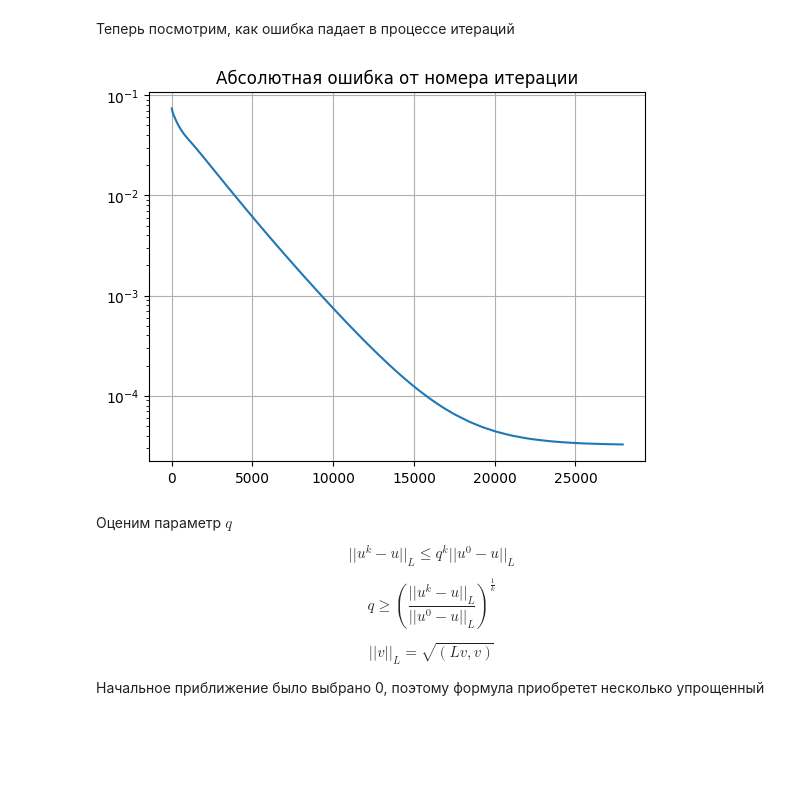
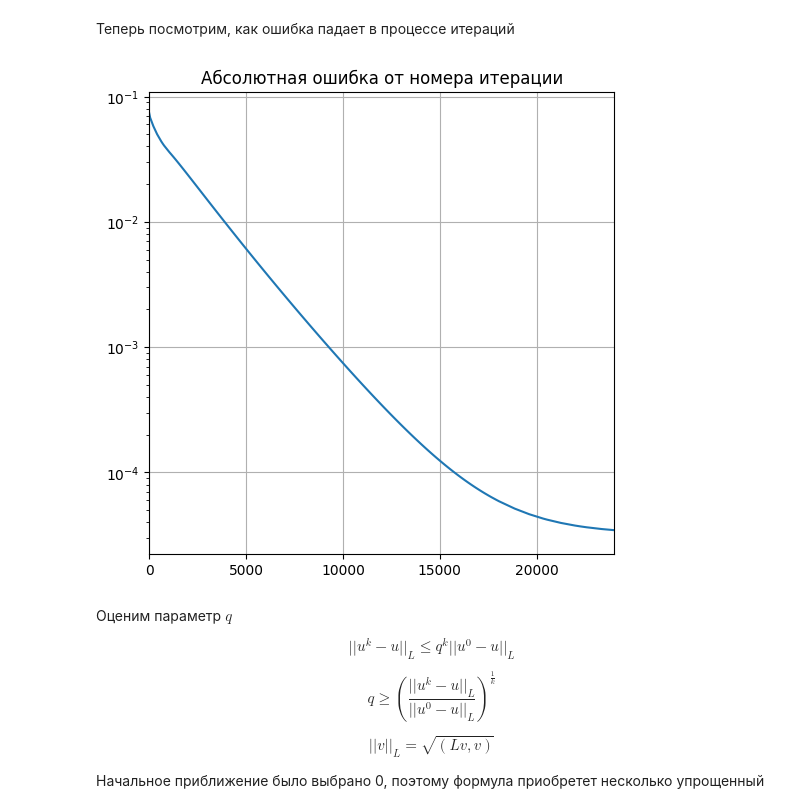
Before and after one commit to Xopppek/num_methods_sem7, a Jupyter notebook: lab2/lab2.ipynb, the cells around one changed output. Saved outputs shown, nothing was run; the diff lists cells and outputs as text; code cells hidden in the pictures; blank space fills up the shorter version.

Commit message:
added some fixes to graphics

```diff
--- a/lab2/lab2.ipynb
+++ b/lab2/lab2.ipynb
@@ -169,12 +169,14 @@ while np.abs((r**2).sum() > epsilon):
     iter_num += 1
     errs.append(np.max(np.abs(analitical(X, Y) - u)))
 # %%
+plt.figure(figsize=(6, 6))
 plt.semilogy(range(1, iter_num + 1), errs)
+plt.xlim(0, 24000)
 plt.title("Абсолютная ошибка от номера итерации")
 plt.grid()
 plt.show()
 # %% [output]
-[figure, old version]
+[figure, new version]
 # %% [markdown]
 Оценим параметр $q$
 
```
Also changed, not shown: parts of 1 cell of this notebook, 1 other file.
